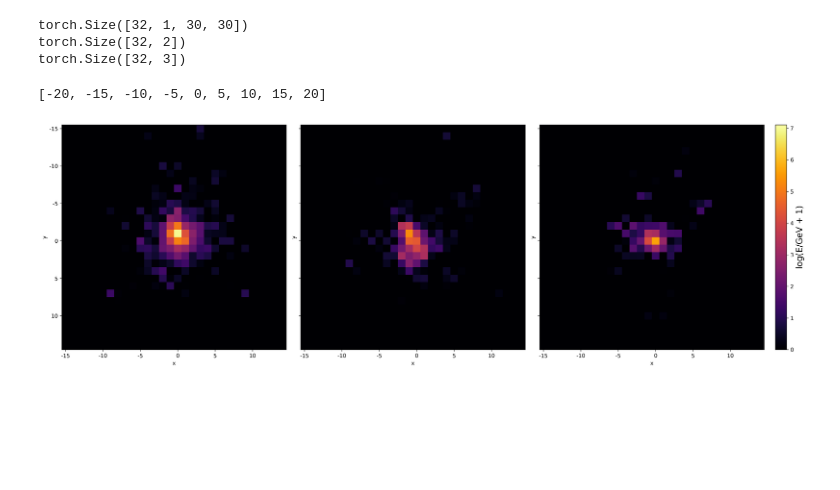
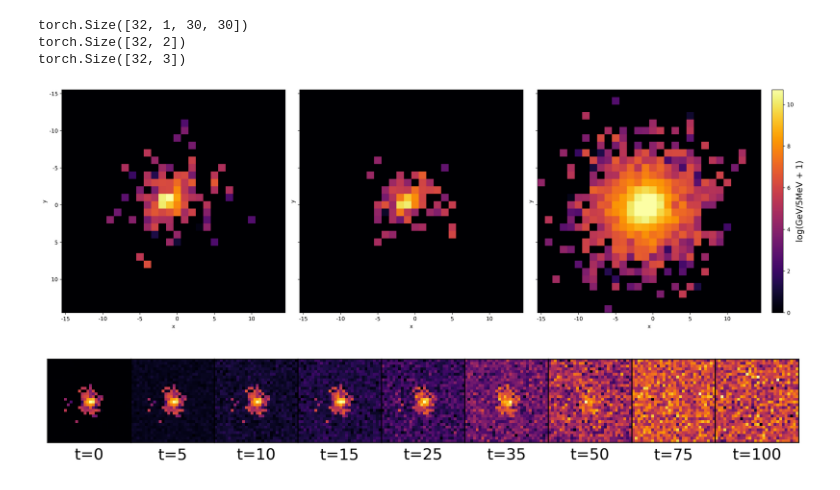
Before and after one commit to sashaatlasov/DiffusionDipolma, a Jupyter notebook: test.ipynb, the cells around one changed output. Drawn from its saved outputs; the diff is of its cells as text; code cells hidden in the pictures; blank space fills up the shorter version.

```diff
--- a/test.ipynb
+++ b/test.ipynb
@@ -16,9 +16,20 @@ data = form_dataset(train=True)
 val_data = form_dataset(train=False)
 dl = torch.utils.data.DataLoader(data, batch_size=32)
 val_loader = torch.utils.data.DataLoader(val_data, batch_size=32)
+# %%
+from tqdm.auto import tqdm
+all_point, all_momentum = [], []
+for i in tqdm(val_loader):
+    energy = i[0]
+    point = i[1][0]
+    momentum = i[1][1]
+    all_point.append(point)
+    all_momentum.append(momentum)
+all_point = np.concatenate(all_point)
+all_momentum = np.concatenate(all_momentum)
 # %%
 for k, i in enumerate(val_loader):
-    if k == 10:
+    if k == 11:
         energy = i[0]
         point = i[1][0]
         momentum = i[1][1]
@@ -30,26 +41,23 @@ for k, i in enumerate(val_loader):
 torch.Size([32, 1, 30, 30])
 torch.Size([32, 2])
 torch.Size([32, 3])
-# %%
-ticks = list(range(-20, 20 + 1, 5))
-ticks
-# %% [output]
-[-20, -15, -10, -5, 0, 5, 10, 15, 20]
 # %%
+ticks = list(range(-20, 20 + 1, 5))
+
 fig, axs = plt.subplots(1, 3, layout='constrained', sharex=True, sharey=True, dpi=300, figsize=(20, 14))
 vmin, vmax = min(energy[0].min(), energy[1].min(), energy[2].min()), max(energy[0].max(), energy[1].max(), energy[2].max())
 for i, k in enumerate([1, 3, 5]):
     im = axs[i].imshow(np.transpose(energy[k], (1, 2, 0)), cmap='inferno', vmin=vmin, vmax=vmax)
     axs[i].set_yticklabels(ticks)
     axs[i].set_xticklabels(ticks)
     axs[i].set_ylabel('y')
     axs[i].set_xlabel('x')
 cbar = fig.colorbar(im, fraction=0.05)
-cbar.set_label('log(E/GeV + 1)', size=16)
+cbar.set_label('log(GeV/5MeV + 1)', size=16)
 plt.show()
-fig.savefig('/Users/sasaatlasov/Desktop/DiffusionDipolma/artifacts/real.pdf', bbox_inches = "tight")
+fig.savefig('artifacts/real.pdf', bbox_inches = "tight")
 # %% [output]
-[figure, old version]
+[figure, new version]
 # %%
 from diffusion import DiffusionModel
 
@@ -58 +66,18 @@ dm.load_state_dict(torch.load('checkpoints/t100_cos_conv.pt', map_location=torch
 dm.eval();
+# %%
+fig, axes = plt.subplots(ncols=9, sharex=True, sharey=True,figsize=(8,4), dpi=300)
+fig.subplots_adjust(0,0,1,1,0,0)
+for k, i in enumerate([0, 5, 10, 15, 25, 35, 50, 75, 100]):
+    x = energy[0]
+    eps = torch.randn_like(x)
+    x_t = (
+        dm.sqrt_alphas_cumprod[i, None, None] * x
+        + dm.sqrt_one_minus_alpha_prod[i, None, None] * eps
+    )
+    axes[k].imshow(np.transpose(x_t, (1, 2, 0)), cmap='inferno')
+    axes[k].set_title(f't={i}', y=-.3)
+    axes[k].set_xticks([])
+    axes[k].set_yticks([])
+fig.savefig('artifacts/forward.pdf', bbox_inches = "tight")
+# %% [output]
+[figure, added]
```
Also changed, not shown: parts of 11 cells of this notebook, 2 other files.
